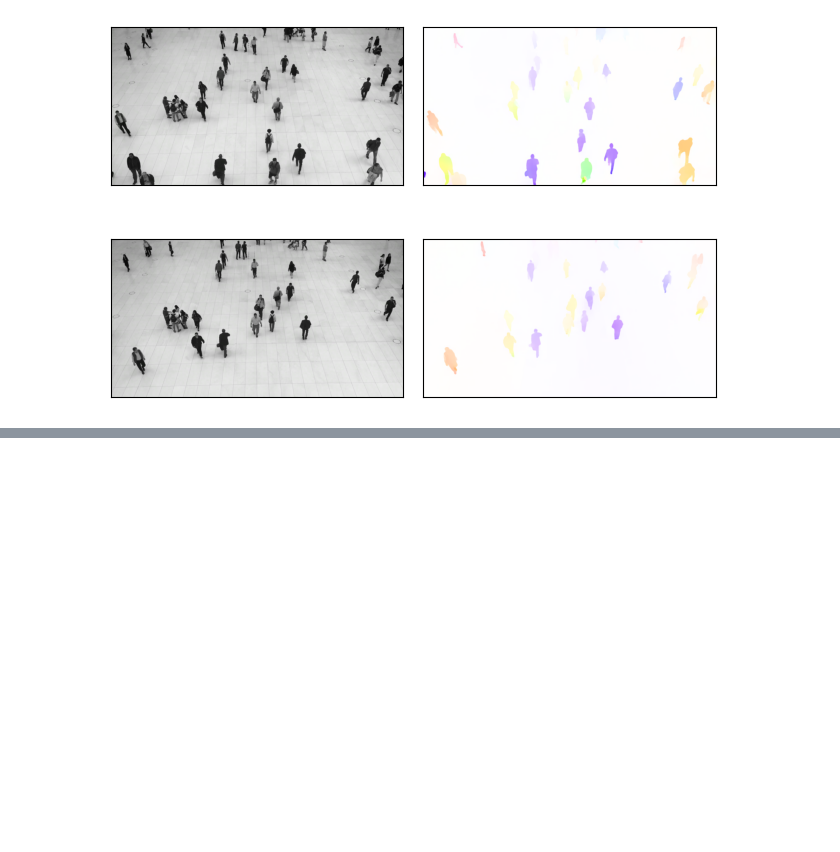
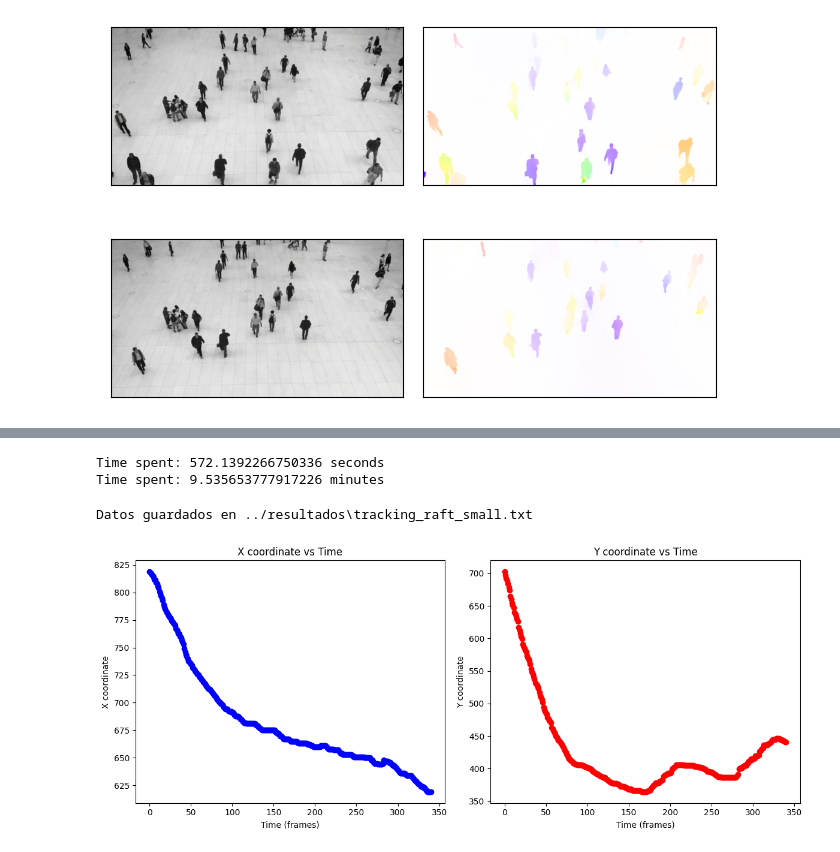
Before and after one commit to MediaMind-ULPGC/P07, a Jupyter notebook: deeplearning/raft_v6.ipynb, the cells around one changed output, grey strips where cells are left out. Saved outputs shown, nothing was run; the diff lists cells and outputs as text; code cells hidden in the pictures; blank space fills up the shorter version.

```diff
--- a/deeplearning/raft_v6.ipynb
+++ b/deeplearning/raft_v6.ipynb
@@ -299,0 +449,50 @@ plt.show()
+# %%
+spent_time = compute_end - compute_start
+spent_time_min = spent_time / 60
+print(f"Time spent: {spent_time} seconds")
+print(f"Time spent: {spent_time_min} minutes")
+# %% [output]
+Time spent: 572.1392266750336 seconds
+Time spent: 9.535653777917226 minutes
+# %%
+x_coordinates = [point[0] for point in tracking_path]
+y_coordinates = [point[1] for point in tracking_path]
+time = [i for i in range(len(tracking_path))]
+x_coordinates_skips = [point[0] for point in tracking_path_skips]
+y_coordinates_skips = [point[1] for point in tracking_path_skips]
+speed = np.sqrt(np.diff(x_coordinates)**2 + np.diff(y_coordinates)**2)
+
+data = {
+    "x_coordinates": x_coordinates,
+    "y_coordinates": y_coordinates,
+    "x_skip": x_coordinates_skips,
+    "y_skip": y_coordinates_skips,
+    "time": y_coordinates_skips,
+    "time_frame": frames,
+    "speed": speed.tolist(),
+    "time_spent": spent_time
+}
+
+savedata = SaveData(data, "tracking_raft_small")
+savedata.save_data()
+# %% [output]
+Datos guardados en ../resultados\tracking_raft_small.txt
+# %%
+plt.figure(figsize=(12, 5))
+
+plt.subplot(1, 2, 1)
+plt.plot(frames, x_coordinates_skips, label="x(t)", color="blue", marker='o', linestyle='')
+plt.xlabel("Time (frames)")
+plt.ylabel("X coordinate")
+plt.title("X coordinate vs Time")
+
+plt.subplot(1, 2, 2)
+plt.plot(frames,y_coordinates_skips, label="y(t)", color="red", marker='o', linestyle='')
+plt.xlabel("Time (frames)")
+plt.ylabel("Y coordinate")
+plt.title("Y coordinate vs Time")
+
+plt.tight_layout()
+plt.show()
+# %% [output]
+[figure, added]
```
Also changed, not shown: parts of 16 cells of this notebook, 5 other files.
